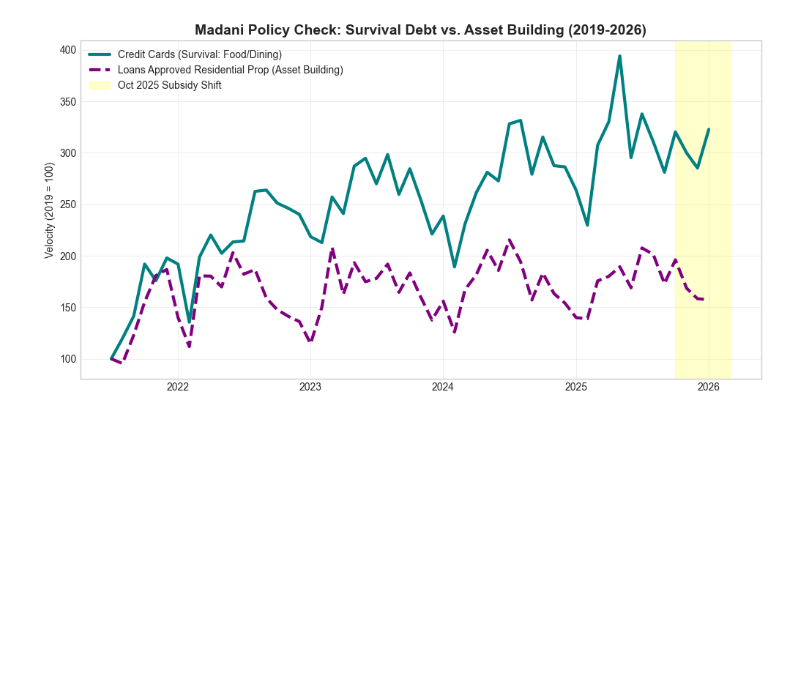
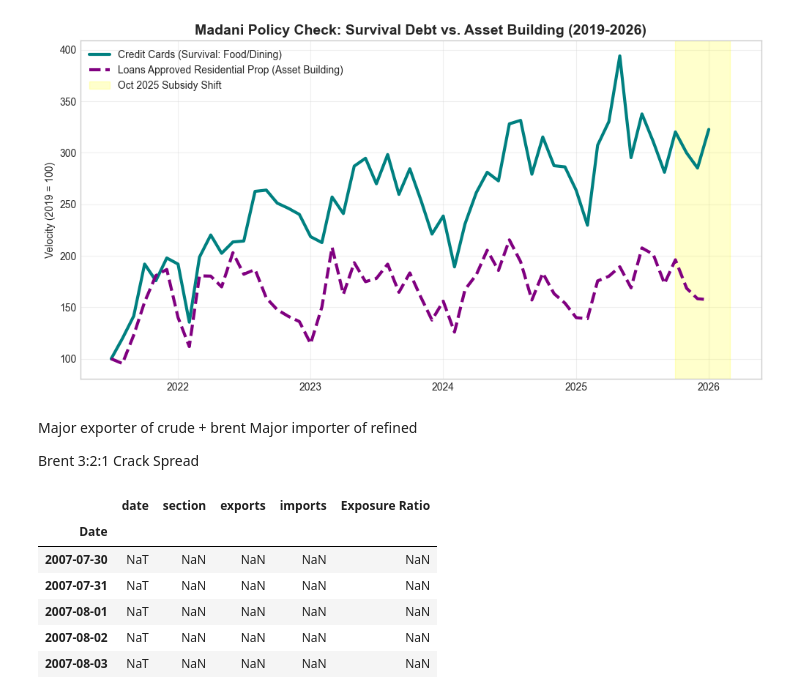
Before and after one commit to SJEGoh/Regional-Project, a Jupyter notebook: report.ipynb, the cells around one changed output. Cells and saved outputs as stored; diff of their text form; code cells hidden in the pictures; blank space fills up the shorter version.

```diff
--- a/report.ipynb
+++ b/report.ipynb
@@ -2090,13 +2090,3 @@ Strategy Volatility: 6.69%
 [figure]
 # %% [markdown]
 # NBM Liquidity a bit of a dead end
-# %%
-url = f"https://api.bnm.gov.my/publicmsb/3.6.11"
-r = requests.get(url, headers=headers)
-
-if r.status_code == 200:
-    json_data = r.json().get('data', [])
-    # Minimal Change: Filter for the 1600 (4 PM) session to get the 'Final' daily position
-    # If 1600 isn't available for a specific date, it takes the whole list
-    final_daily = [d for d in json_data if '1600' in str(d.get('horizon', ''))]
-r
@@ -3456,3 +3413,8 @@ plt.grid(True, alpha=0.3)
 plt.show()
 # %% [output]
 [figure]
+# %% [markdown]
+Major exporter of crude + brent
+Major importer of refined
+
+Brent 3:2:1 Crack Spread
@@ -3458,0 +3435,10 @@ plt.show()
+# %%
+oil_trade_data.reindex(data.index).head()
+# %% [output]
+|  | date | section | exports | imports | Exposure Ratio |
+| Date |  |  |  |  |  |
+| 2007-07-30 | NaT | NaN | NaN | NaN | NaN |
+| 2007-07-31 | NaT | NaN | NaN | NaN | NaN |
+| 2007-08-01 | NaT | NaN | NaN | NaN | NaN |
+| 2007-08-02 | NaT | NaN | NaN | NaN | NaN |
+| 2007-08-03 | NaT | NaN | NaN | NaN | NaN |
```
Also changed, not shown: parts of 18 cells of this notebook.
